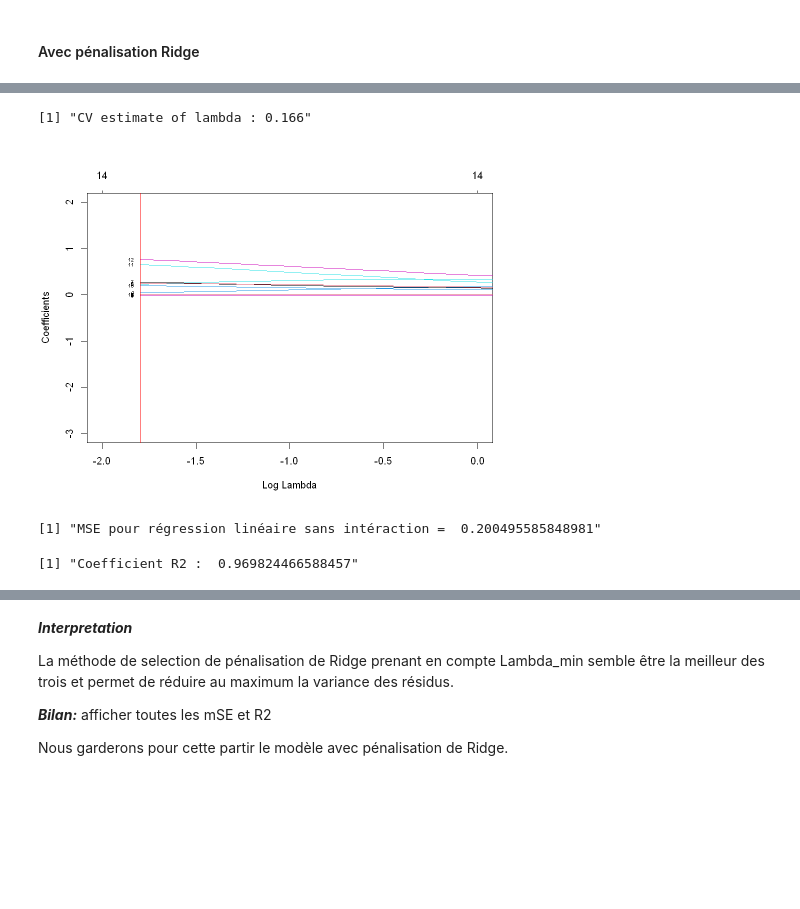
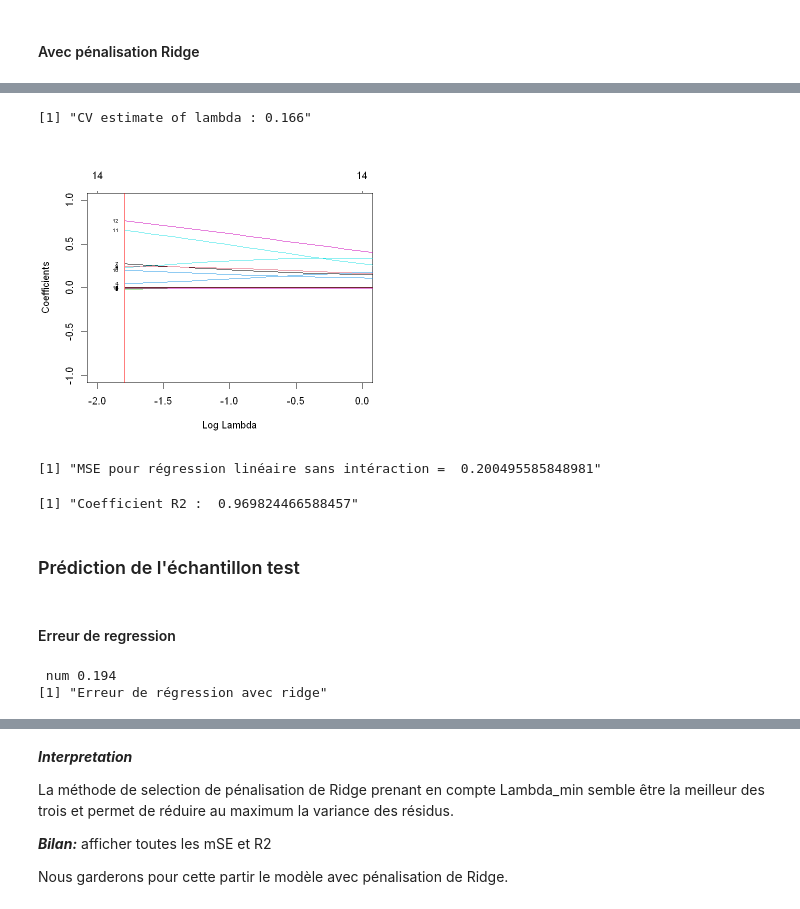
Before and after one commit to PaolaDeTruchis/MachineLearning, a Jupyter notebook: Projet_ML_R.ipynb, the cells around one changed output, grey strips where cells are left out. Cells and saved outputs as stored; diff of their text form; code cells hidden in the pictures; blank space fills up the shorter version.

```diff
--- a/Projet_ML_R.ipynb
+++ b/Projet_ML_R.ipynb
@@ -571,7 +591,7 @@ Entre 2000 et 2020 on observe une obeservation de 37,38%
 # %% [markdown]
 La variable CO2 étant très corrélée avec la variable Elec_from_fossil, pour un but éducatif, on l'enlèverra pour la suite de l'analyse.
 # %%
-#data_centre <- data_centre[,-6]
+data_centre <- data_centre[,-6]
 #data_centre
 # %% [markdown]
 ##  Création des échantillons d'apprentissage et de test
@@ -869,11 +854,11 @@ Longitude                 0.001304822
 # %%
 paste("CV estimate of lambda :", round(reg.ridge.cv$lambda.min, 3))
 
-plot(reg.ridge, xvar = "lambda", label = TRUE,xlim=c(-2,0),ylim=c(-3,2))
+plot(reg.ridge, xvar = "lambda", label = TRUE,xlim=c(-2,0),ylim=c(-1,1))
 abline(v=log(reg.ridge.cv$lambda.min),col="red")
 # %% [output]
 [1] "CV estimate of lambda : 0.166"
-[figure, old version]
+[figure, new version]
 # %%
 # Modèle Linéaire, Ridge, Lambda_min
 
@@ -892,3 +877,14 @@ paste("Coefficient R2 : ", r2_ridge)
 # %% [output]
 [1] "MSE pour régression linéaire sans intéraction =  0.200495585848981"
 [1] "Coefficient R2 :  0.969824466588457"
+# %% [markdown]
+### Prédiction de l'échantillon test
+# %% [markdown]
+#### Erreur de regression
+# %%
+pred.ridge= CO2_pred_ridge
+e_reg_ridge = sum((pred.ridge-data_test[,"L_Value_CO2"])^2)/nrow(data_test)
+print('Erreur de régression avec ridge', str(e_reg_ridge))
+# %% [output]
+ num 0.194
+[1] "Erreur de régression avec ridge"
```
Also changed, not shown: parts of 80 cells of this notebook.
